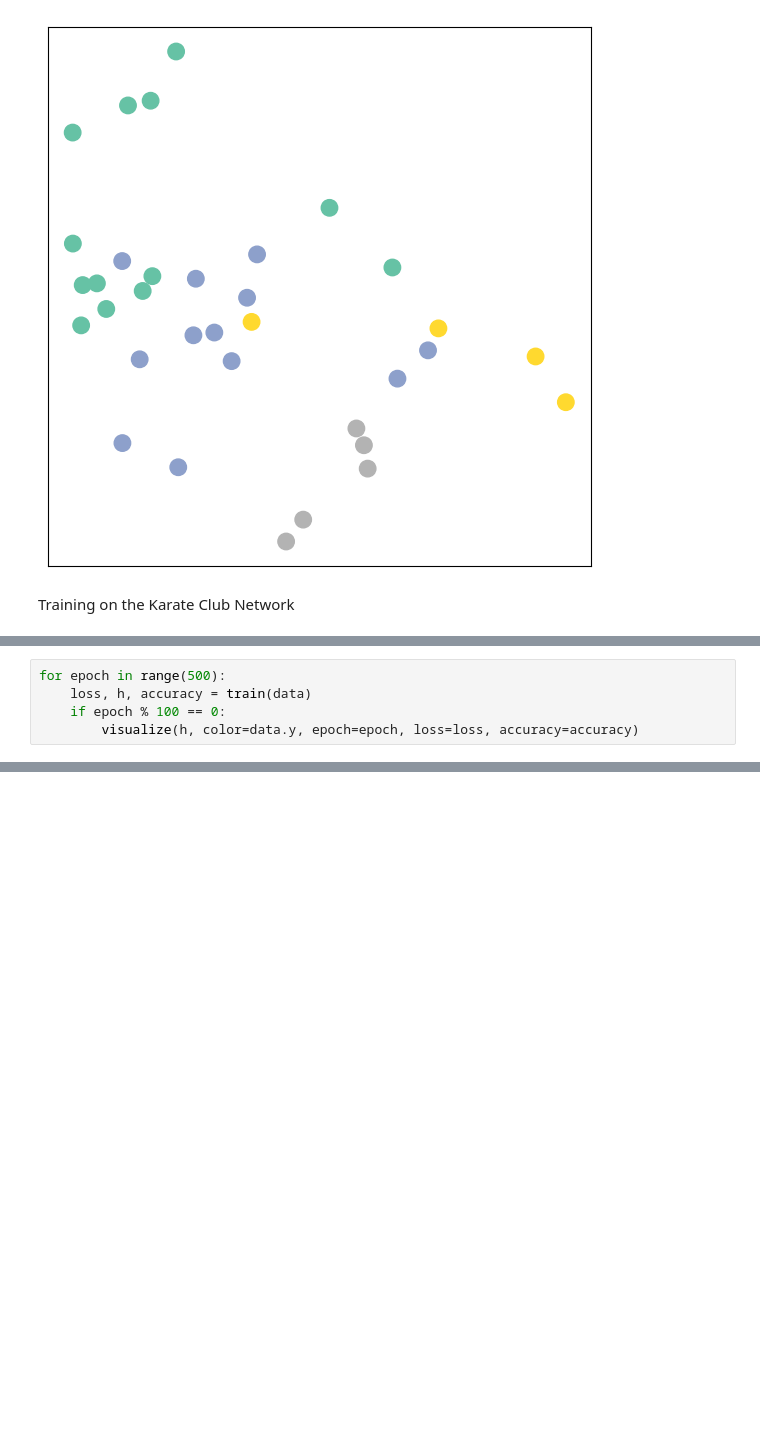
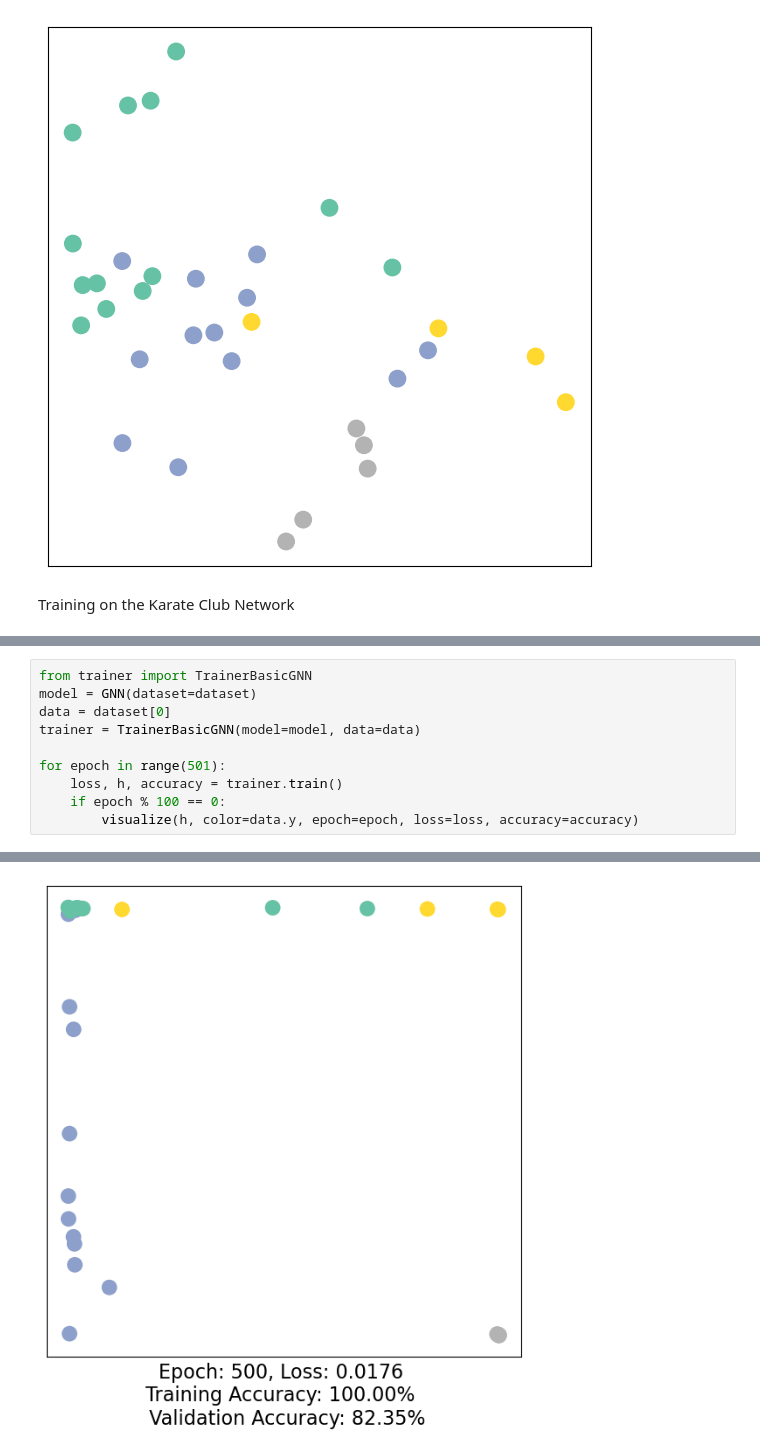
Before and after one commit to priyanathmaji/gnn, a Jupyter notebook: Lab_0_PyTorchGeometric.ipynb, the cells around one changed output, grey strips where cells are left out. Cells and saved outputs as stored; diff of their text form; blank space fills up the shorter version.

```diff
--- a/Lab_0_PyTorchGeometric.ipynb
+++ b/Lab_0_PyTorchGeometric.ipynb
@@ -218,5 +195,0 @@ def train(data):
-# %%
-for epoch in range(500):
-    loss, h, accuracy = train(data)
-    if epoch % 100 == 0:
-        visualize(h, color=data.y, epoch=epoch, loss=loss, accuracy=accuracy)
@@ -228,0 +196,11 @@ for epoch in range(500):
+# %%
+from trainer import TrainerBasicGNN
+model = GNN(dataset=dataset)
+data = dataset[0]
+trainer = TrainerBasicGNN(model=model, data=data)
+
+for epoch in range(501):
+    loss, h, accuracy = trainer.train()
+    if epoch % 100 == 0:
+        visualize(h, color=data.y, epoch=epoch, loss=loss, accuracy=accuracy)
+# %% [output]
@@ -228,0 +212 @@ for epoch in range(500):
+[figure, added]
```
Also changed, not shown: parts of 3 cells of this notebook, 3 other files.
